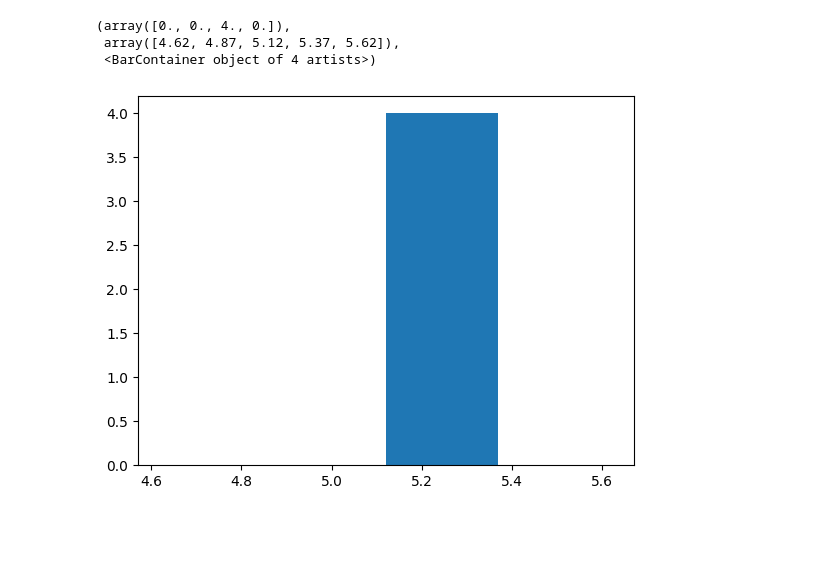
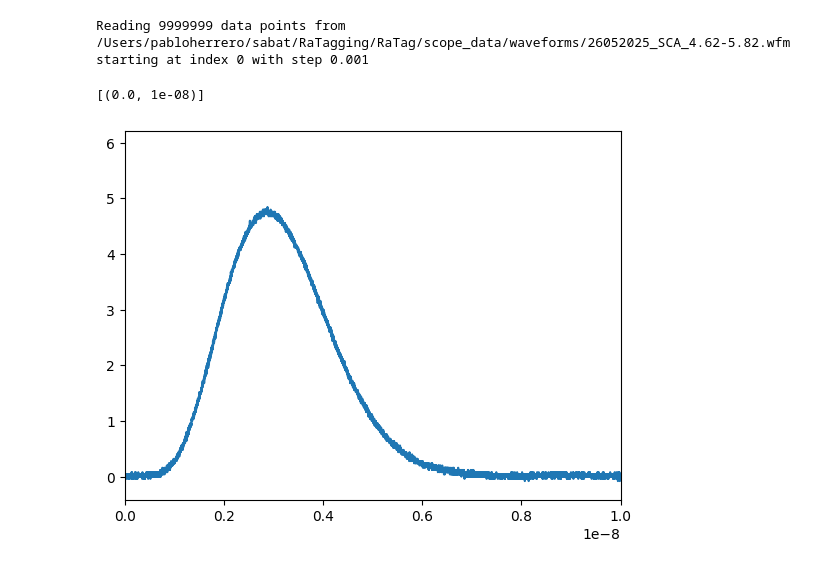
Before and after one commit to proscrite/RaTag, a Jupyter notebook: notebooks/read_wfm_binaries.ipynb, the cells around one changed output. Drawn from its saved outputs; the diff is of its cells as text; code cells hidden in the pictures; blank space fills up the shorter version.

```diff
--- a/notebooks/read_wfm_binaries.ipynb
+++ b/notebooks/read_wfm_binaries.ipynb
@@ -19,14 +17,21 @@ np.float64(5.12)
 # %%
-files = glob('/Users/pabloherrero/sabat/RaTagging/RaTag/scope_data/waveforms/*.wfm')
+def get_all_peaks(path):
+    """Function to read waveforms and plot histogram of peaks."""
 
-peaks = []
-for f in files:
-    y, t, peak, info, ind_over, ind_under = wfm2read(f)
-    peaks.append(peak)
-peaks = np.array(peaks)
-plt.hist(peaks, bins=4)
+    files = glob(path + '/*.wfm')
+
+    peaks = []
+    for f in files:
+        y, t, peak, info, ind_over, ind_under = wfm2read(f)
+        peaks.append(peak)
+    peaks = np.array(peaks)
+    return peaks
-# %% [output]
-(array([0., 0., 4., 0.]),
- array([4.62, 4.87, 5.12, 5.37, 5.62]),
- <BarContainer object of 4 artists>)
-[figure, removed]
+# %%
+test_data = '/Users/pabloherrero/sabat/RaTagging/RaTag/scope_data/waveforms/26052025_SCA_4.62-5.82.wfm'
+y, t, info, ind_over, ind_under = wfm2read(test_data, step=0.001)
+plt.plot(t, y)
+plt.gca().set(xlim=(0, 1e-8), )
+# %% [output]
+Reading 9999999 data points from /Users/pabloherrero/sabat/RaTagging/RaTag/scope_data/waveforms/26052025_SCA_4.62-5.82.wfm starting at index 0 with step 0.001
+[(0.0, 1e-08)]
+[figure, added]
```
Also changed, not shown: parts of 6 cells of this notebook, 3 other files.
